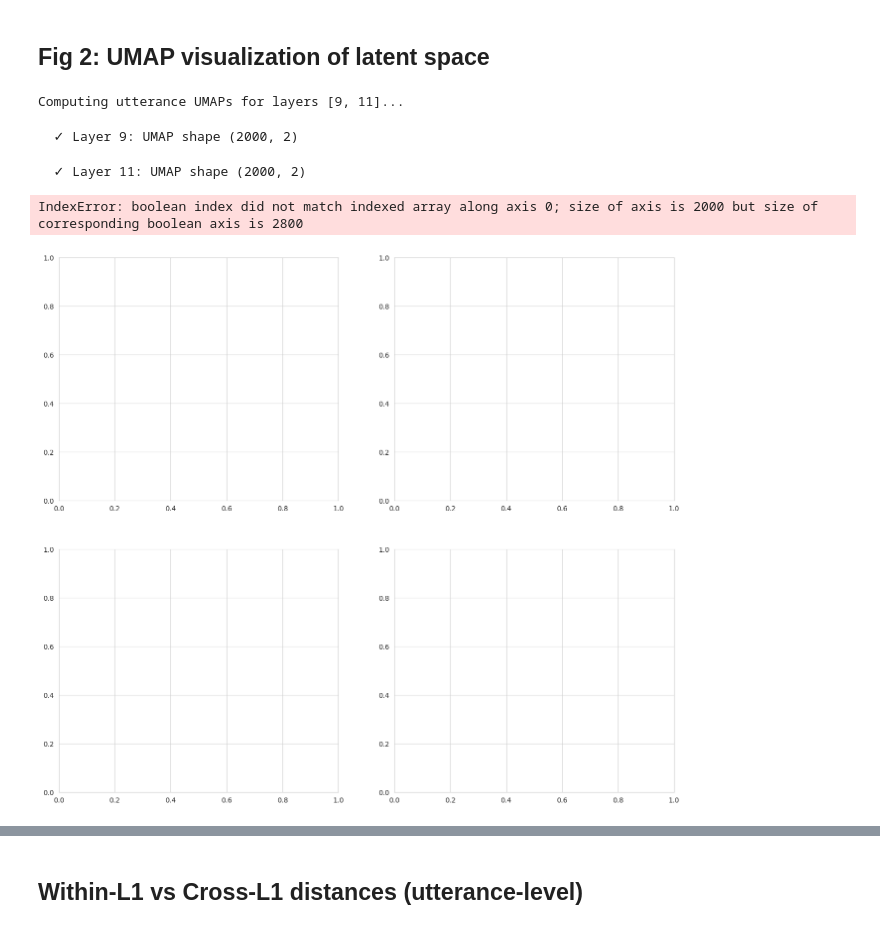
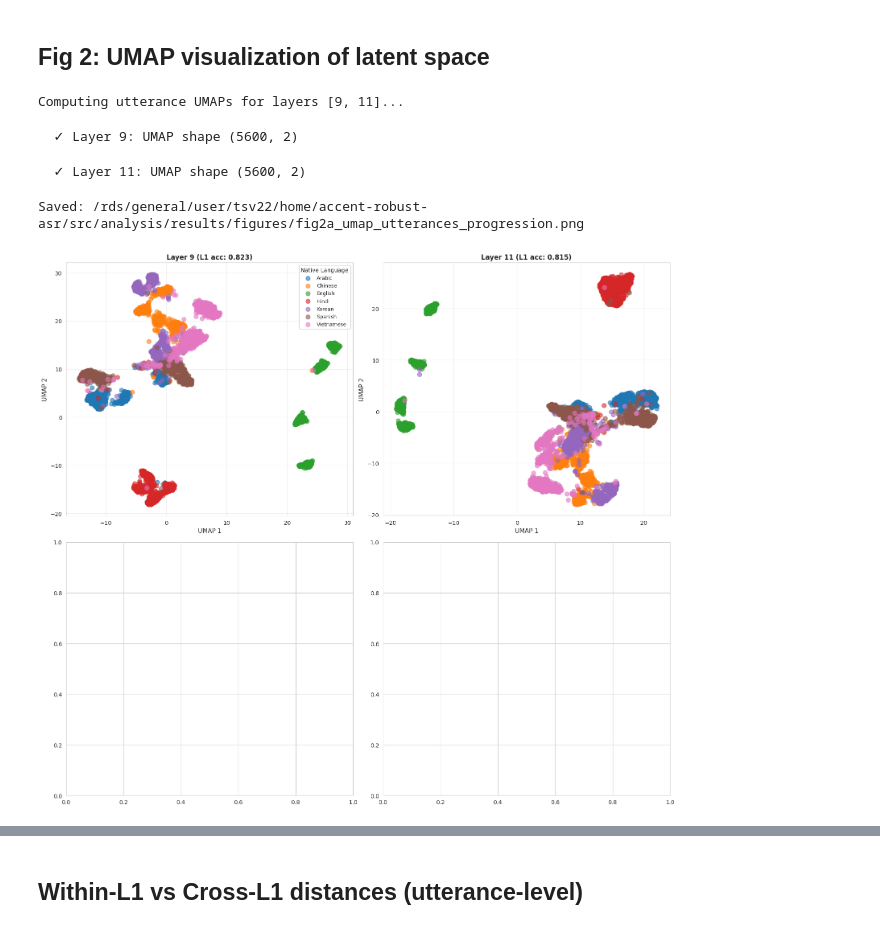
Before and after one commit to Tisya-V/accent-robust-asr, a Jupyter notebook: src/analysis/phase0_probing.ipynb, the cells around one changed output, grey strips where cells are left out. Cells and saved outputs as stored; diff of their text form; code cells hidden in the pictures.

Commit message:
e1 mech interp stuff (decoder analysis)

```diff
--- a/src/analysis/phase0_probing.ipynb
+++ b/src/analysis/phase0_probing.ipynb
@@ -431,10 +323,10 @@ Saved: /rds/general/user/tsv22/home/accent-robust-asr/src/analysis/results/figur
 # Plot utterance-level UMAP progression across layers
 layers_to_plot = [9, 11]
 print(f"Computing utterance UMAPs for layers {layers_to_plot}...")
-
+filtered_utts = [u for u in sampled_utts] #if u["l1"] not in ["English", "Hindi"]]
 umap_utts_dict = {}
 for layer_idx in tqdm(layers_to_plot, desc="  UMAP layers"):
-    X_layer = np.array([u["layer_reps"][layer_idx] for u in sampled_utts if u["l1"] not in ["English", "Hindi"]])
+    X_layer = np.array([u["layer_reps"][layer_idx] for u in filtered_utts])
     scaler = StandardScaler()
     X_scaled = scaler.fit_transform(X_layer)
     reducer = umap.UMAP(n_components=2, random_state=42, n_neighbors=50, min_dist=0.02, spread=3)
@@ -443,36 +335,35 @@ for layer_idx in tqdm(layers_to_plot, desc="  UMAP layers"):
     print(f"  ✓ Layer {layer_idx}: UMAP shape {umap_result.shape}")
 
 # Plot in 2x2 grid
 fig, axes = plt.subplots(2, 2, figsize=(16, 14))
 axes = axes.flatten()
 
 l1_colors = {l1: plt.cm.tab10(i) for i, l1 in enumerate(L1_GROUPS)}
 
 for plot_idx, layer_idx in enumerate(layers_to_plot):
     ax = axes[plot_idx]
     umap_utt = umap_utts_dict[layer_idx]
 
     for l1 in L1_GROUPS:
-        mask = np.array([u["l1"] for u in sampled_utts]) == l1
-
+        mask = np.array([u["l1"] for u in filtered_utts]) == l1
         ax.scatter(umap_utt[mask, 0], umap_utt[mask, 1], label=l1, s=60, alpha=0.6, color=l1_colors[l1])
 
     ax.set_xlabel('UMAP 1', fontsize=11)
     ax.set_ylabel('UMAP 2', fontsize=11)
     ax.set_title(f'Layer {layer_idx} (L1 acc: {l1_acc_per_layer[layer_idx]:.3f})', fontsize=12, fontweight='bold')
     ax.grid(True, alpha=0.3)
     if plot_idx == 0:
         ax.legend(fontsize=9, loc='best', title='Native Language')
 
 plt.tight_layout()
 output_path = Path(f"{results_dir}/figures/fig2a_umap_utterances_progression.png")
 output_path.parent.mkdir(parents=True, exist_ok=True)
 plt.savefig(output_path, dpi=150, bbox_inches='tight')
 print(f"Saved: {output_path}")
 plt.show()
 # %% [output]
 Computing utterance UMAPs for layers [9, 11]...
-  ✓ Layer 9: UMAP shape (2000, 2)
+  ✓ Layer 9: UMAP shape (5600, 2)
-  ✓ Layer 11: UMAP shape (2000, 2)
+  ✓ Layer 11: UMAP shape (5600, 2)
-IndexError: boolean index did not match indexed array along axis 0; size of axis is 2000 but size of corresponding boolean axis is 2800
+Saved: /rds/general/user/tsv22/home/accent-robust-asr/src/analysis/results/figures/fig2a_umap_utterances_progression.png
-[figure, old version]
+[figure, new version]
```
Also changed, not shown: parts of 30 cells of this notebook, 4 other files.
